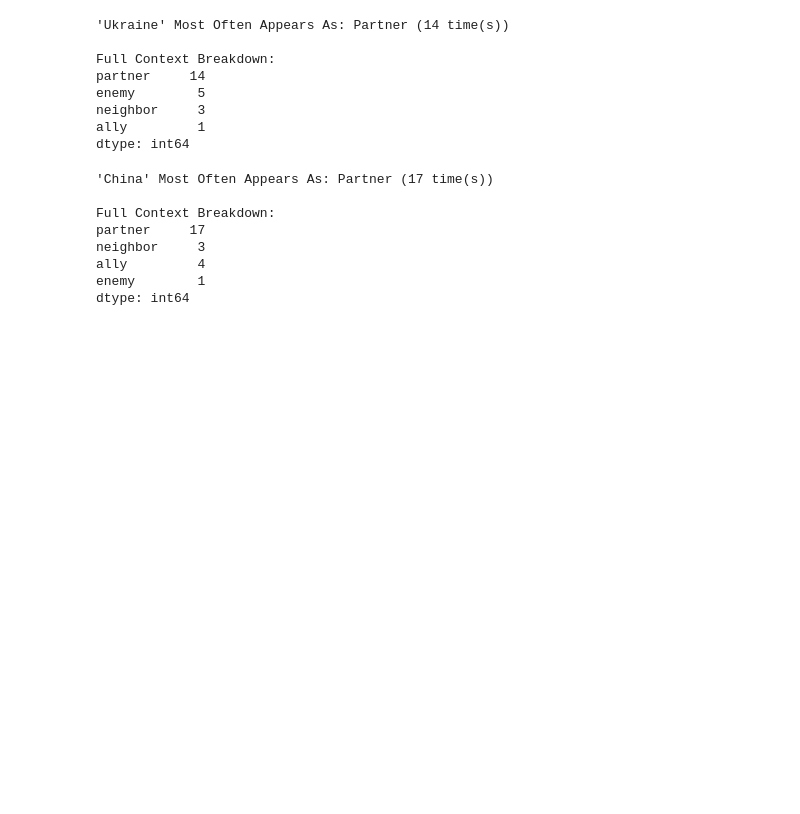
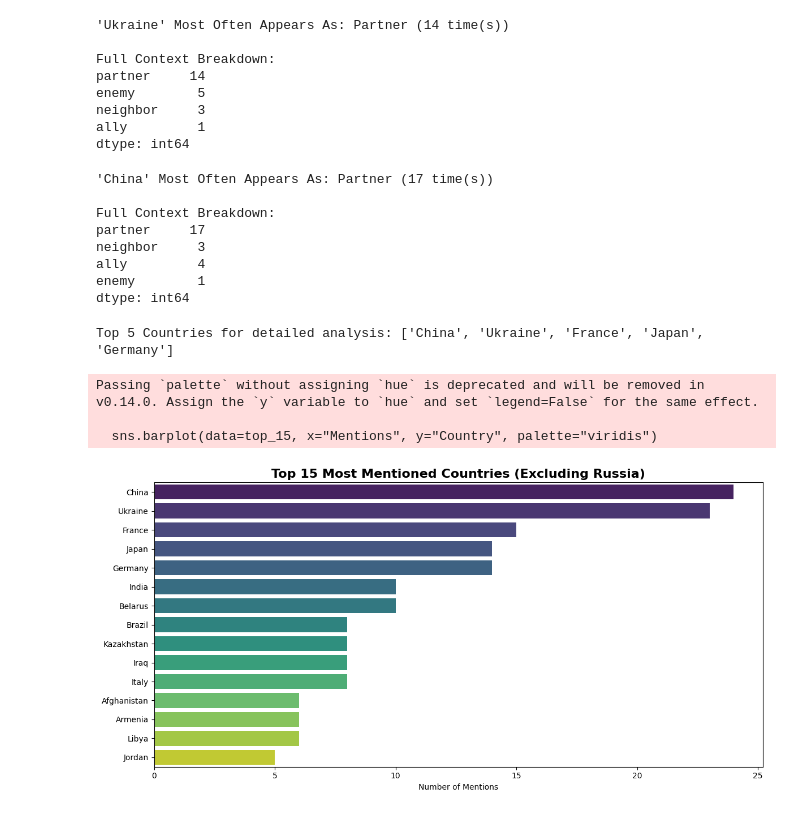
Before and after one commit to szuvarska/PutinsTalksAnalysis, a Jupyter notebook: 03_NER_and_collocations.ipynb, the cells around one changed output. Drawn from its saved outputs; the diff is of its cells as text; code cells hidden in the pictures; blank space fills up the shorter version.

Commit message:
Add visualizations for NER and collocations

```diff
--- a/03_NER_and_collocations.ipynb
+++ b/03_NER_and_collocations.ipynb
@@ -27,10 +27,7 @@ COUNTRY_MAP = {
     "United States": "USA",
     "America": "USA",
     "Ukrainian": "Ukraine",
-    "Polish": "Poland",
-    "Poland": "Poland",
-    "Ukraine": "Ukraine",
-    "Russia": "Russia"
+    "Polish": "Poland"
 }
 # %%
 df = pd.read_csv('data/putins_talks_prepared.csv')
@@ -267,3 +270,19 @@ neighbor     3
 ally         4
 enemy        1
 dtype: int64
+# %%
+import matplotlib.pyplot as plt
+import seaborn as sns
+from wordcloud import WordCloud
+import numpy as np
+
+sns.set_theme(style="whitegrid")
+plt.rcParams['figure.figsize'] = (15, 10)
+# %%
+all_countries = df_poc['extracted_countries'].explode().dropna()
+country_counts = all_countries[all_countries != 'Russia'].value_counts()
+top_countries = country_counts.head(5).index.tolist()
+# %%
+print(f"Top 5 Countries for detailed analysis: {top_countries}")
+# %% [output]
+Top 5 Countries for detailed analysis: ['China', 'Ukraine', 'France', 'Japan', 'Germany']
@@ -269,0 +291,19 @@ dtype: int64
+# %%
+def plot_country_counts():
+    plt.figure(figsize=(12, 6))
+    # Get top 15 for readability
+    top_15 = country_counts.head(15).reset_index()
+    top_15.columns = ['Country', 'Mentions']
+
+    sns.barplot(data=top_15, x="Mentions", y="Country", palette="viridis")
+    plt.title('Top 15 Most Mentioned Countries (Excluding Russia)', fontsize=16, fontweight='bold')
+    plt.xlabel('Number of Mentions')
+    plt.ylabel('')
+    plt.tight_layout()
+    plt.show()
+plot_country_counts()
+# %% [output]
+Passing `palette` without assigning `hue` is deprecated and will be removed in v0.14.0. Assign the `y` variable to `hue` and set `legend=False` for the same effect.
+
+  sns.barplot(data=top_15, x="Mentions", y="Country", palette="viridis")
+[figure, added]
```
Also changed, not shown: parts of 6 cells of this notebook.
